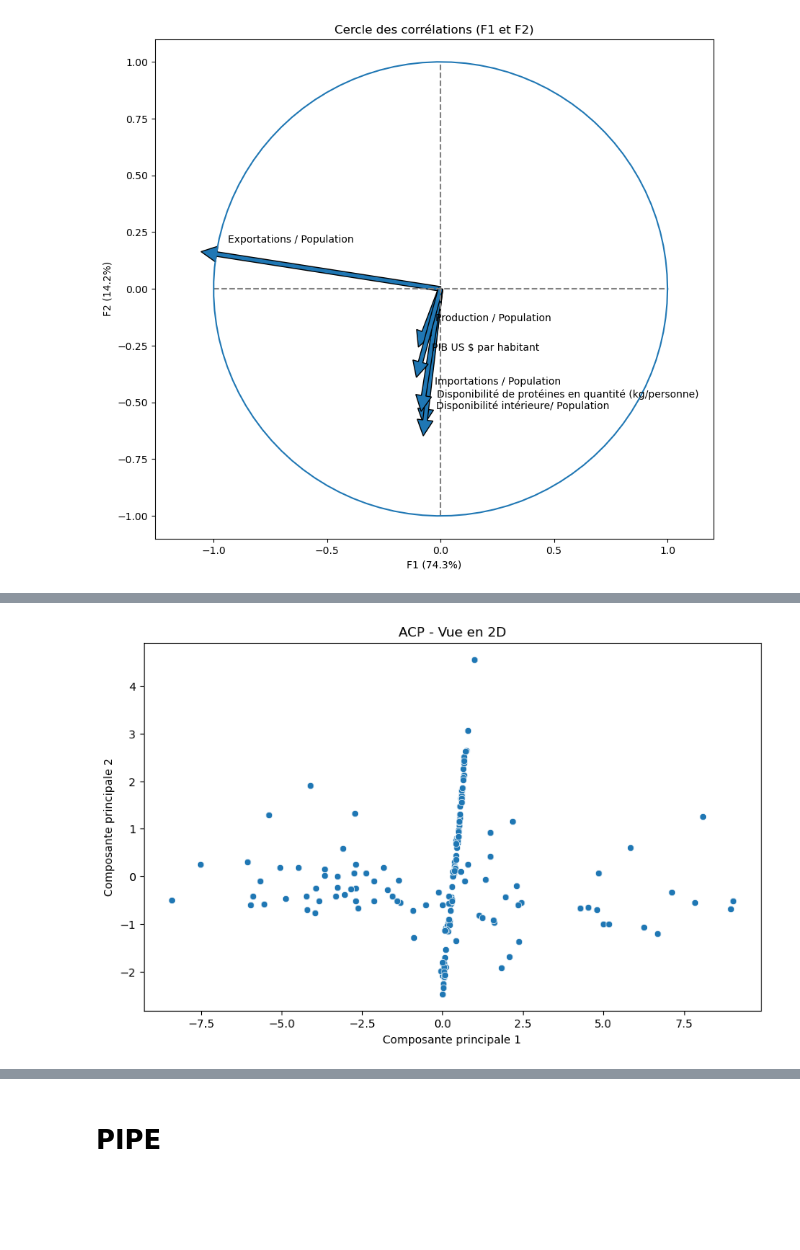
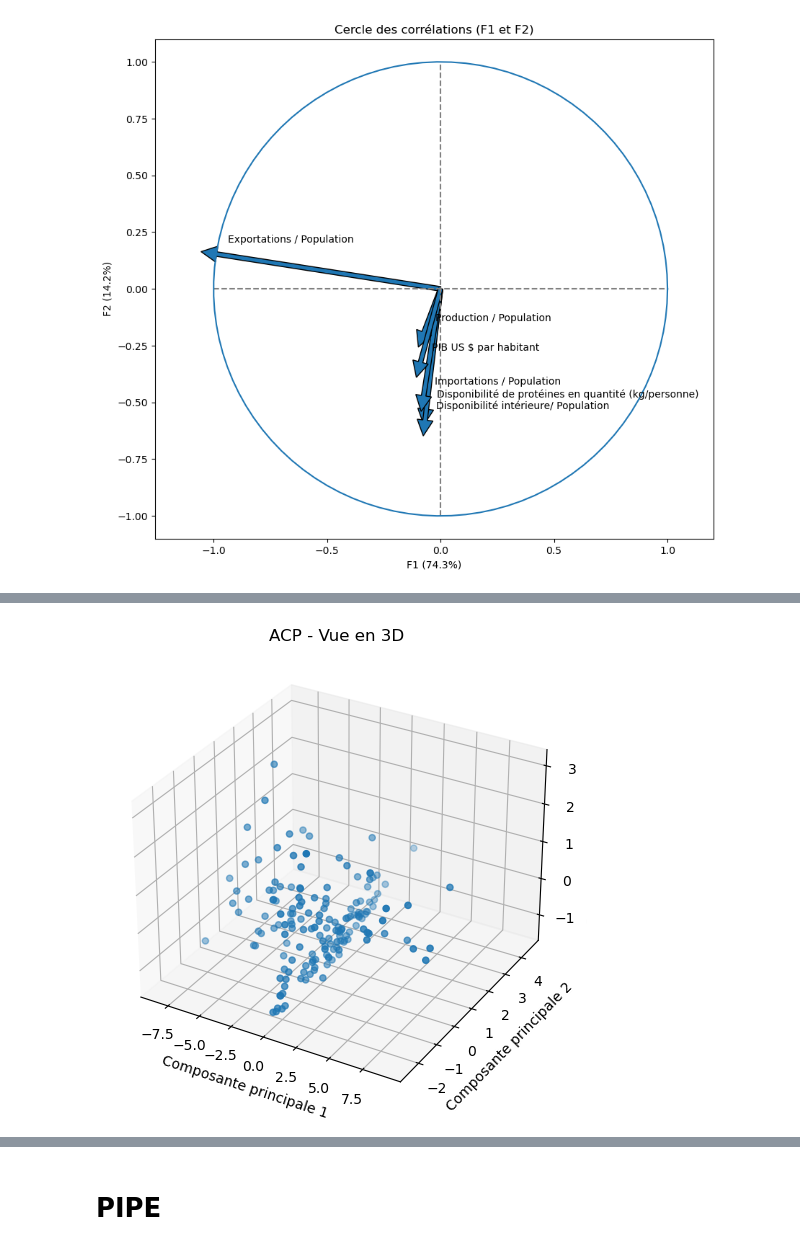
Before and after one commit to AntoineJBQ/Projet-9---Produisez-une--etude-de-marche--avec-Python, a Jupyter notebook: NOTEBOOK/clustering_visualisations.ipynb, the cells around one changed output, grey strips where cells are left out. Drawn from its saved outputs; the diff is of its cells as text; code cells hidden in the pictures; blank space fills up the shorter version.

```diff
--- a/NOTEBOOK/clustering_visualisations.ipynb
+++ b/NOTEBOOK/clustering_visualisations.ipynb
@@ -190,14 +249,17 @@ plt.show(block=False)
 # %%
+from mpl_toolkits.mplot3d import Axes3D
 principal_components_pivot = pca.fit_transform(data_num)
 
-# Visualisation des résultats de l'ACP
-plt.figure(figsize=(10, 6))
-sns.scatterplot(x=principal_components_pivot[:, 0], y=principal_components_pivot[:, 1])
-plt.title('ACP - Vue en 2D')
-plt.xlabel('Composante principale 1')
-plt.ylabel('Composante principale 2')
+# Visualisation des résultats de l'ACP en 3D
+fig = plt.figure(figsize=(10, 6))
+ax = fig.add_subplot(111, projection='3d')
+ax.scatter(principal_components_pivot[:, 0], principal_components_pivot[:, 1], principal_components_pivot[:, 2])
+ax.set_title('ACP - Vue en 3D')
+ax.set_xlabel('Composante principale 1')
+ax.set_ylabel('Composante principale 2')
+ax.set_zlabel('Composante principale 3')
 plt.show()
 # %% [output]
-[figure, old version]
+[figure, new version]
 # %%
 X_proj = pca.transform(data_num)
```
Also changed, not shown: parts of 46 cells of this notebook.
